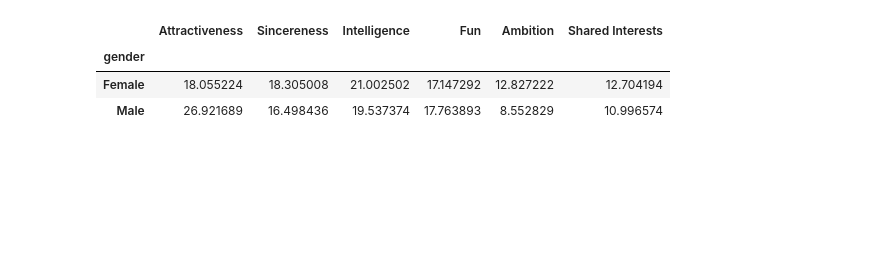
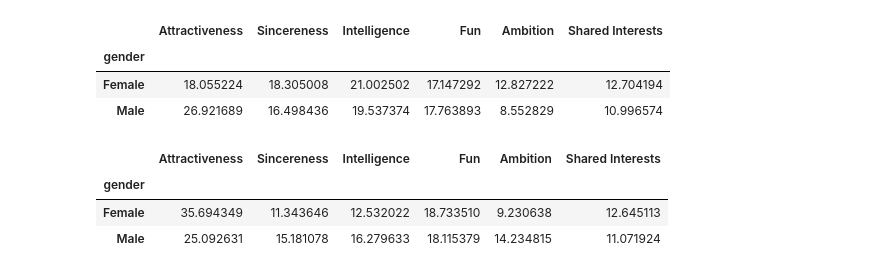
Before and after one commit to dafrd/speed-dating, a Jupyter notebook: analyze.ipynb, the cells around one changed output. Cells and saved outputs as stored; diff of their text form; code cells hidden in the pictures; blank space fills up the shorter version.

```diff
--- a/analyze.ipynb
+++ b/analyze.ipynb
@@ -206,3 +211,14 @@ fig.add_trace(go.Bar(y=interests.iloc[0], x=interests.columns.values, name='Fema
 fig.add_trace(go.Bar(y=interests.iloc[1], x=interests.columns.values, name='Males'))
 
 fig.show()
+# %%
+partner_interest = df[['gender','attr2_1', 'sinc2_1','intel2_1','fun2_1','amb2_1','shar2_1']].groupby('gender').mean()
+cols = ['Attractiveness','Sincereness','Intelligence','Fun','Ambition','Shared Interests']
+partner_interest.columns = cols
+
+partner_interest
+# %% [output]
+|  | Attractiveness | Sincereness | Intelligence | Fun | Ambition | Shared Interests |
+| gender |  |  |  |  |  |  |
+| Female | 35.694349 | 11.343646 | 12.532022 | 18.733510 | 9.230638 | 12.645113 |
+| Male | 25.092631 | 15.181078 | 16.279633 | 18.115379 | 14.234815 | 11.071924 |
```
Also changed, not shown: parts of 3 cells of this notebook.
